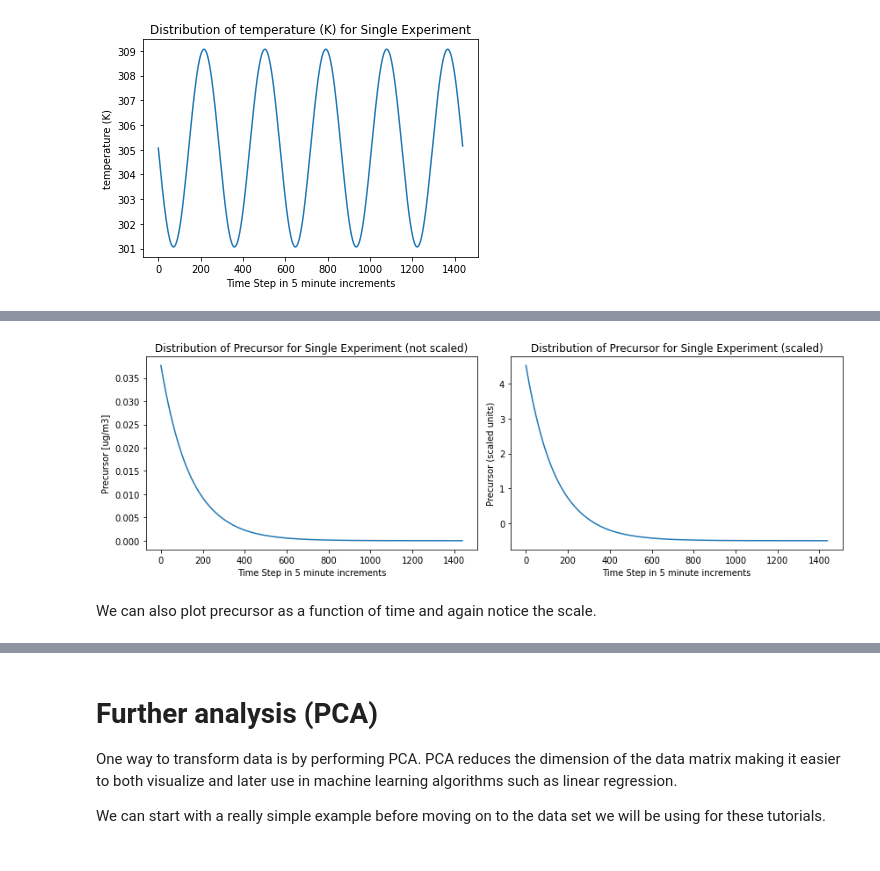
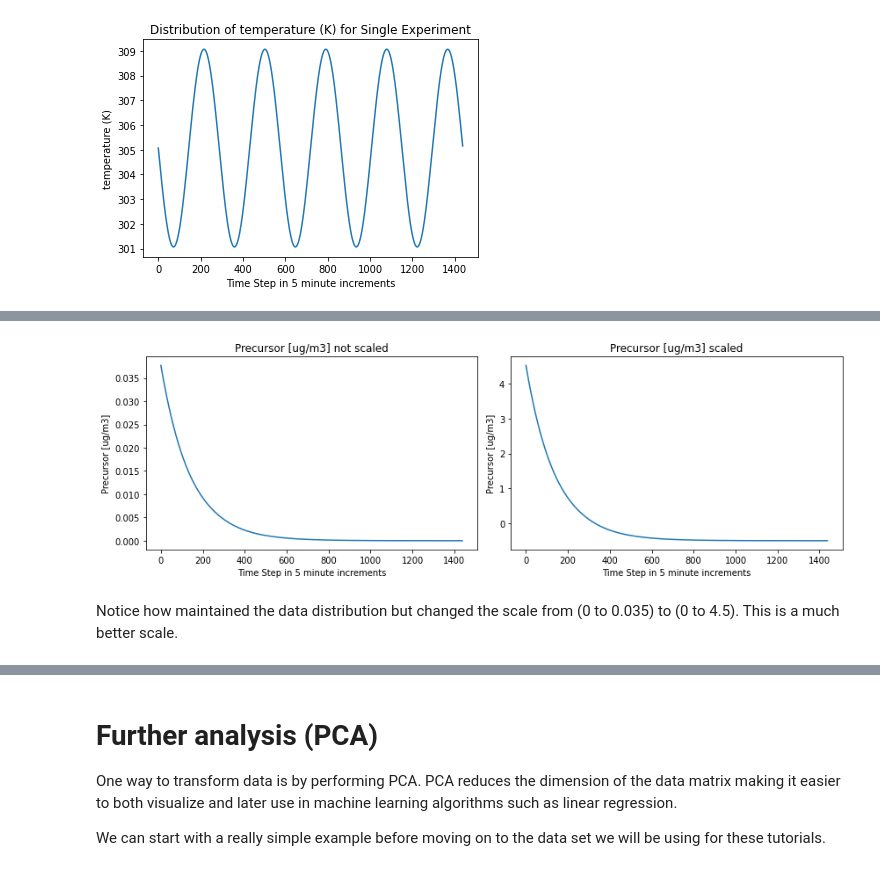
Before and after one commit to NCAR/ai4essportal, a Jupyter notebook: NB1_data_exploration.ipynb, the cells around one changed output, grey strips where cells are left out. Cells and saved outputs as stored; diff of their text form; code cells hidden in the pictures.

```diff
--- a/NB1_data_exploration.ipynb
+++ b/NB1_data_exploration.ipynb
@@ -202,17 +213,19 @@ We can see that amount of precursor and temperature follow very different types
 # %%
-precursor = dataFrame[dataFrame.columns[1:2]]
 plt.figure(figsize=(12,4))
 plt.subplot(1,2,1)
-plot_feature(data=precursor,x_axis="Time Step in 5 minute increments",y_axis="Precursor [ug/m3]", title="Distribution of Precursor for Single Experiment (not scaled)")
+plot_feature(data = dataFrame_single_experiment, feature="Precursor [ug/m3]")
+plt.title("Precursor [ug/m3] not scaled")
 
-precursor_standardized = StandardScaler().fit_transform(precursor)
+dataFrame_single_experiment_scaled = dataFrame_single_experiment
+dataFrame_single_experiment_scaled[["Precursor [ug/m3]"]] = StandardScaler().fit_transform(dataFrame_single_experiment[["Precursor [ug/m3]"]])
 plt.subplot(1,2,2)
 
-plot_feature(data=precursor_standardized,x_axis="Time Step in 5 minute increments",y_axis="Precursor (scaled units)", title="Distribution of Precursor for Single Experiment (scaled)")
+plot_feature(data=dataFrame_single_experiment_scaled, feature="Precursor [ug/m3]")
+plt.title("Precursor [ug/m3] scaled")
 
 plt.tight_layout()
 plt.show()
 # %% [output]
-[figure, old version]
+[figure, new version]
 # %% [markdown]
-We can also plot precursor as a function of time and again notice the scale.
+Notice how maintained the data distribution but changed the scale from (0 to 0.035) to (0 to 4.5). This is a much better scale.
```
Also changed, not shown: parts of 26 cells of this notebook, 1 other file.
